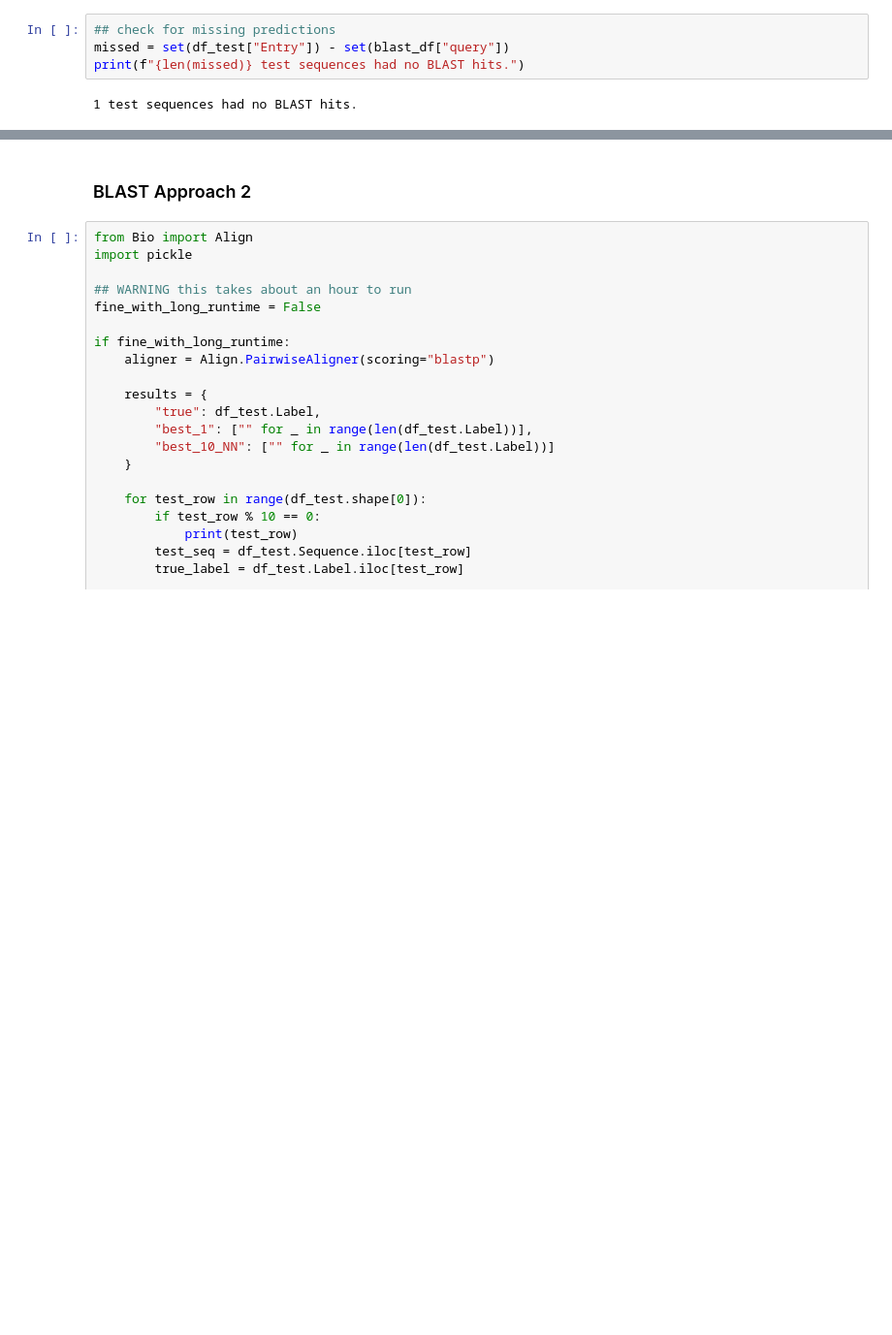
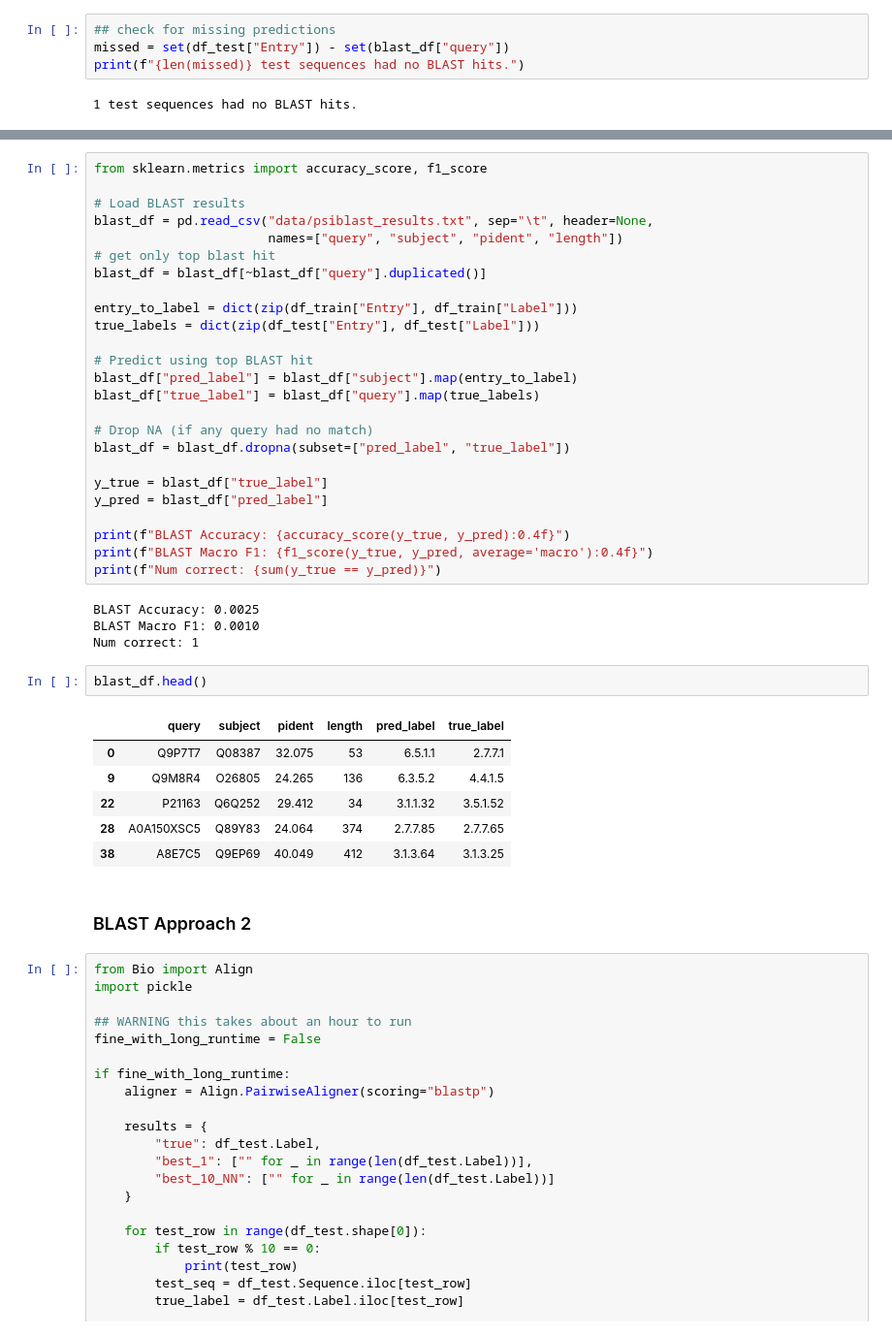
Before and after one commit to BrynMarieR/CS690U, a Jupyter notebook: Convergent_Enzyme_Classification.ipynb, the cells around one changed output, grey strips where cells are left out. Shown at 97% size. Drawn from its saved outputs; the diff is of its cells as text; blank space fills up the shorter version.

Commit message:
updating psi blast results

```diff
--- a/Convergent_Enzyme_Classification.ipynb
+++ b/Convergent_Enzyme_Classification.ipynb
@@ -297,3 +320,41 @@ print(f"{len(missed)} test sequences had no BLAST hits.")
+# %%
+from sklearn.metrics import accuracy_score, f1_score
+
+# Load BLAST results
+blast_df = pd.read_csv("data/psiblast_results.txt", sep="\t", header=None,
+                       names=["query", "subject", "pident", "length"])
+# get only top blast hit
+blast_df = blast_df[~blast_df["query"].duplicated()]
+
+entry_to_label = dict(zip(df_train["Entry"], df_train["Label"]))
+true_labels = dict(zip(df_test["Entry"], df_test["Label"]))
+
+# Predict using top BLAST hit
+blast_df["pred_label"] = blast_df["subject"].map(entry_to_label)
+blast_df["true_label"] = blast_df["query"].map(true_labels)
+
+# Drop NA (if any query had no match)
+blast_df = blast_df.dropna(subset=["pred_label", "true_label"])
+
+y_true = blast_df["true_label"]
+y_pred = blast_df["pred_label"]
+
+print(f"BLAST Accuracy: {accuracy_score(y_true, y_pred):0.4f}")
+print(f"BLAST Macro F1: {f1_score(y_true, y_pred, average='macro'):0.4f}")
+print(f"Num correct: {sum(y_true == y_pred)}")
+# %% [output]
+BLAST Accuracy: 0.0025
+BLAST Macro F1: 0.0010
+Num correct: 1
+# %%
+blast_df.head()
+# %% [output]
+|  | query | subject | pident | length | pred_label | true_label |
+| 0 | Q9P7T7 | Q08387 | 32.075 | 53 | 6.5.1.1 | 2.7.7.1 |
+| 9 | Q9M8R4 | O26805 | 24.265 | 136 | 6.3.5.2 | 4.4.1.5 |
+| 22 | P21163 | Q6Q252 | 29.412 | 34 | 3.1.1.32 | 3.5.1.52 |
+| 28 | A0A150XSC5 | Q89Y83 | 24.064 | 374 | 2.7.7.85 | 2.7.7.65 |
+| 38 | A8E7C5 | Q9EP69 | 40.049 | 412 | 3.1.3.64 | 3.1.3.25 |
 # %% [markdown]
 ### BLAST Approach 2
 # %%
```
Also changed, not shown: parts of 9 cells of this notebook, 1 other file.
